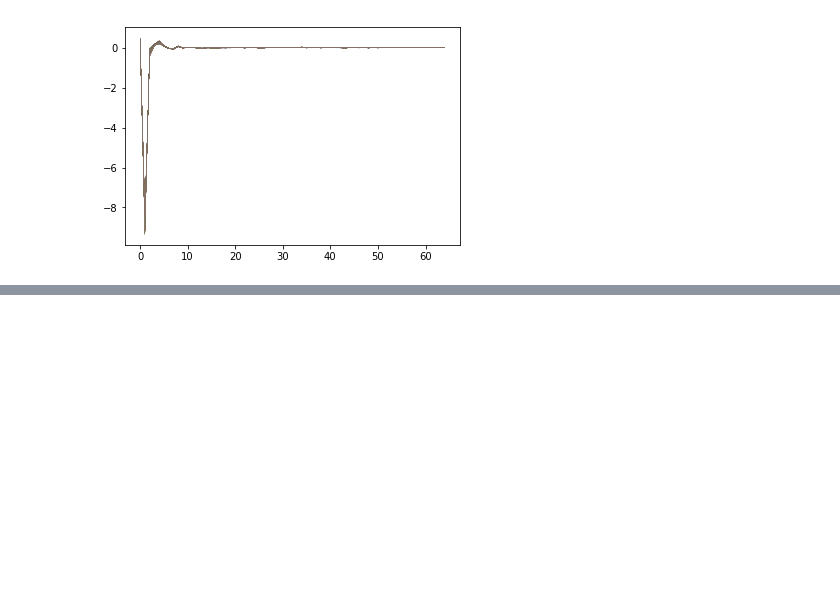
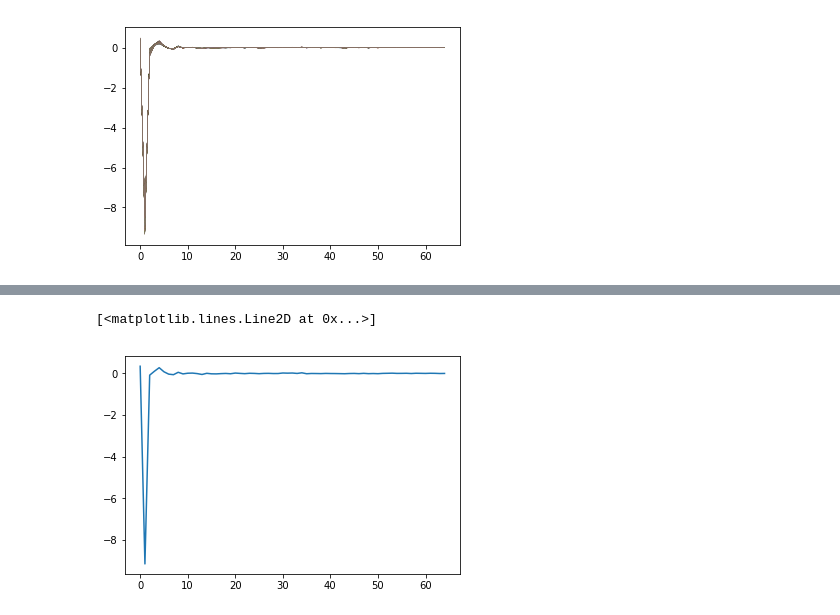
Before and after one commit to sdat2/optics, a Jupyter notebook: notebooks/exploratory/look_at_eyes.ipynb, the cells around one changed output, grey strips where cells are left out. Saved outputs shown, nothing was run; the diff lists cells and outputs as text; code cells hidden in the pictures; blank space fills up the shorter version.

```diff
--- a/notebooks/exploratory/look_at_eyes.ipynb
+++ b/notebooks/exploratory/look_at_eyes.ipynb
@@ -16,0 +37,5 @@ plt.show()
+# %%
+plt.plot(range(len(array[3, :])), array[3, :])
+# %% [output]
+[<matplotlib.lines.Line2D at 0x...>]
+[figure, added]
```
Also changed, not shown: parts of 17 cells of this notebook, 3 other files.
